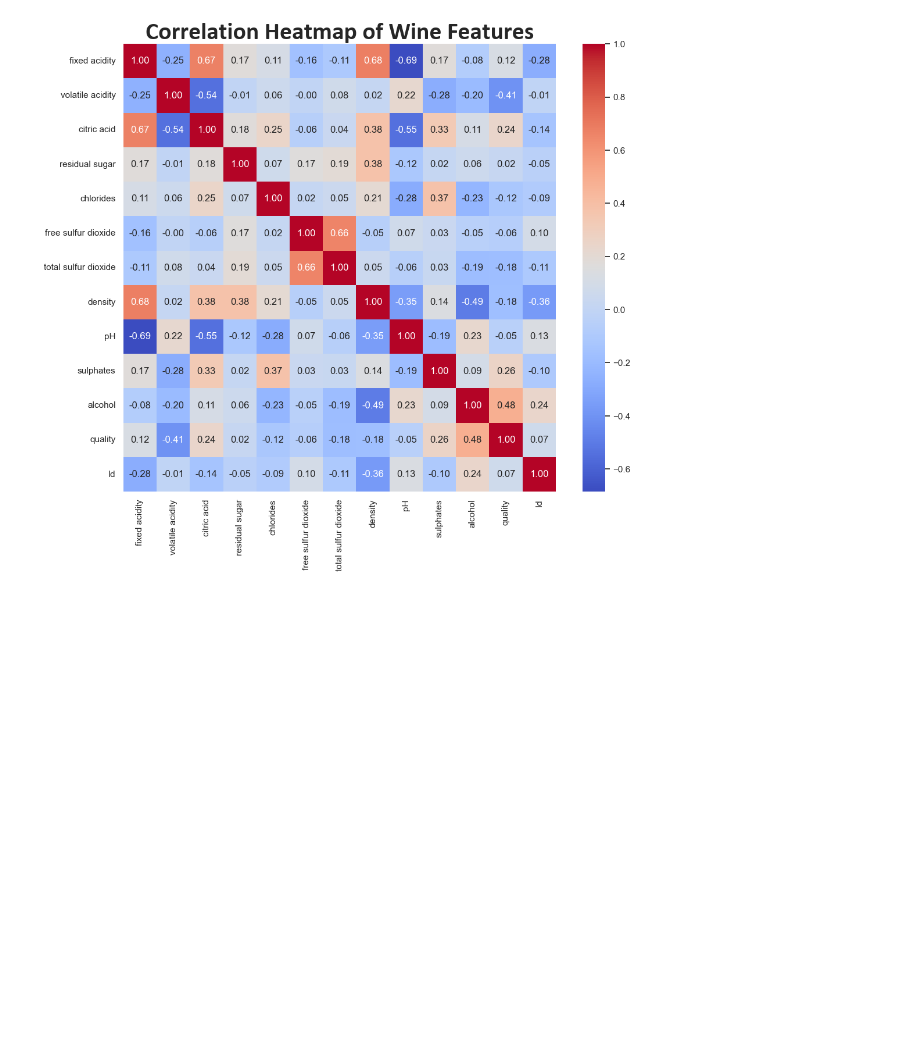
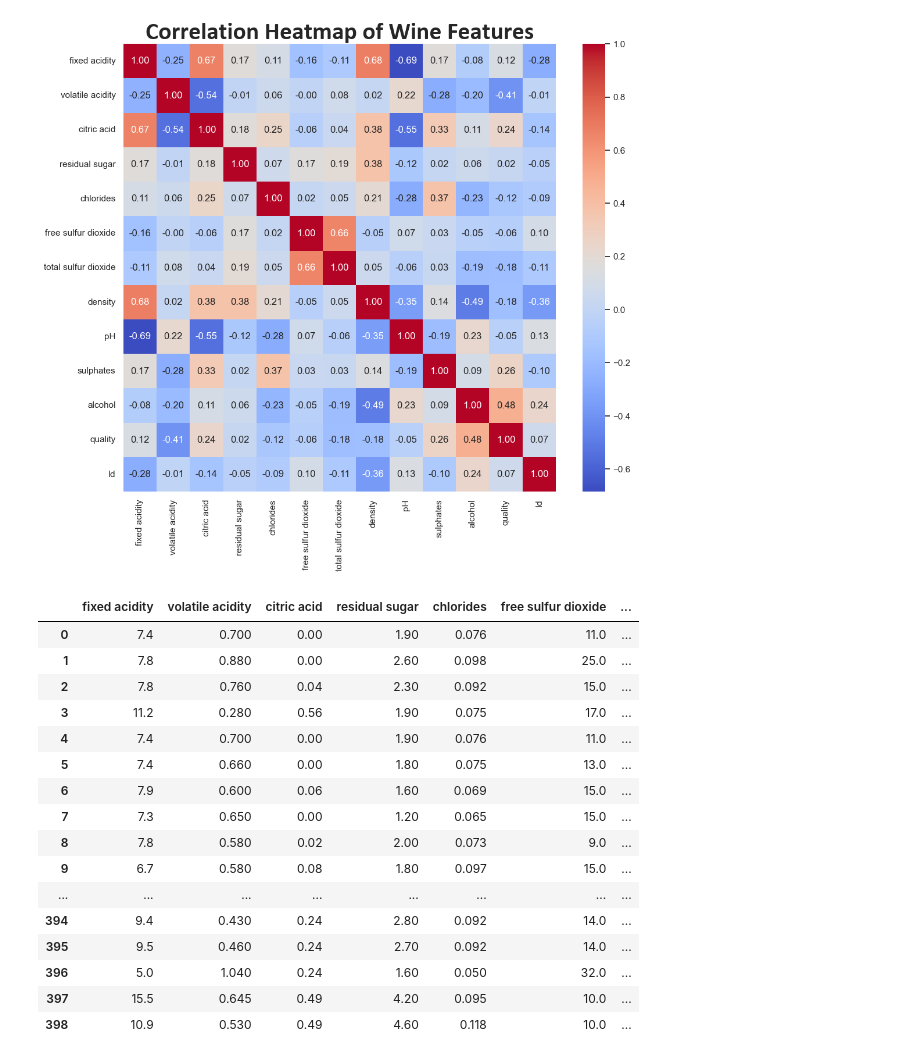
Before and after one commit to KeneanDita/Exploratory-Data-Analysis-EDA-, a Jupyter notebook: Wine_Quality_eda.ipynb, the cells around one changed output. Saved outputs shown, nothing was run; the diff lists cells and outputs as text; code cells hidden in the pictures; blank space fills up the shorter version.

```diff
--- a/Wine_Quality_eda.ipynb
+++ b/Wine_Quality_eda.ipynb
@@ -52,3 +52,23 @@ plt.savefig('Correlation Heatmap of Wine Features', dpi=300)
 plt.show()
 # %% [output]
 [figure]
+# %%
+data
+# %% [output]
+|  | fixed acidity | volatile acidity | citric acid | residual sugar | chlorides | free sulfur dioxide | ... |
+| 0 | 7.4 | 0.700 | 0.00 | 1.90 | 0.076 | 11.0 | ... |
+| 1 | 7.8 | 0.880 | 0.00 | 2.60 | 0.098 | 25.0 | ... |
+| 2 | 7.8 | 0.760 | 0.04 | 2.30 | 0.092 | 15.0 | ... |
+| 3 | 11.2 | 0.280 | 0.56 | 1.90 | 0.075 | 17.0 | ... |
+| 4 | 7.4 | 0.700 | 0.00 | 1.90 | 0.076 | 11.0 | ... |
+| 5 | 7.4 | 0.660 | 0.00 | 1.80 | 0.075 | 13.0 | ... |
+| 6 | 7.9 | 0.600 | 0.06 | 1.60 | 0.069 | 15.0 | ... |
+| 7 | 7.3 | 0.650 | 0.00 | 1.20 | 0.065 | 15.0 | ... |
+| 8 | 7.8 | 0.580 | 0.02 | 2.00 | 0.073 | 9.0 | ... |
+| 9 | 6.7 | 0.580 | 0.08 | 1.80 | 0.097 | 15.0 | ... |
+| ... | ... | ... | ... | ... | ... | ... | ... |
+| 394 | 9.4 | 0.430 | 0.24 | 2.80 | 0.092 | 14.0 | ... |
+| 395 | 9.5 | 0.460 | 0.24 | 2.70 | 0.092 | 14.0 | ... |
+| 396 | 5.0 | 1.040 | 0.24 | 1.60 | 0.050 | 32.0 | ... |
+| 397 | 15.5 | 0.645 | 0.49 | 4.20 | 0.095 | 10.0 | ... |
+| 398 | 10.9 | 0.530 | 0.49 | 4.60 | 0.118 | 10.0 | ... |
```
Also changed, not shown: parts of 1 cell of this notebook, 1 other file.
